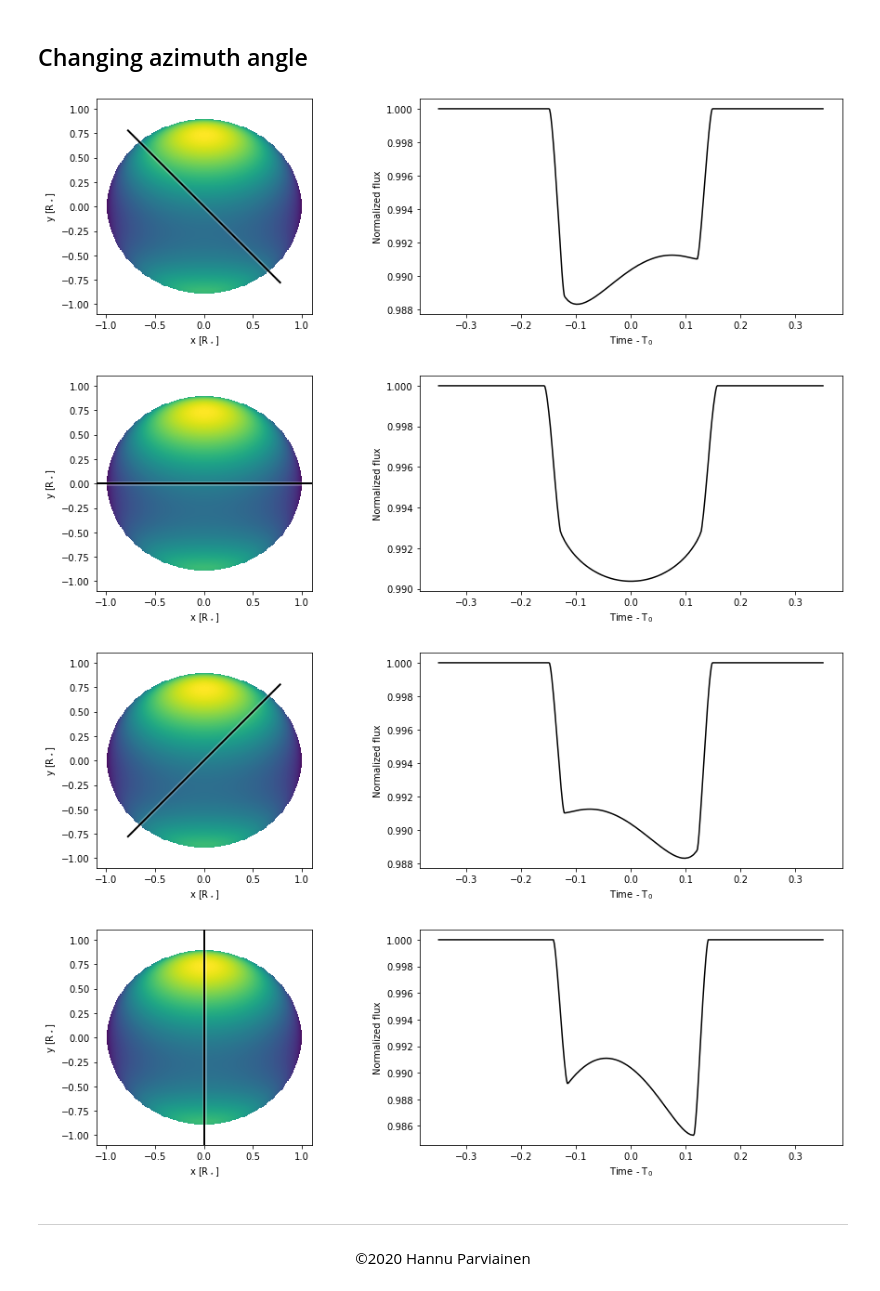
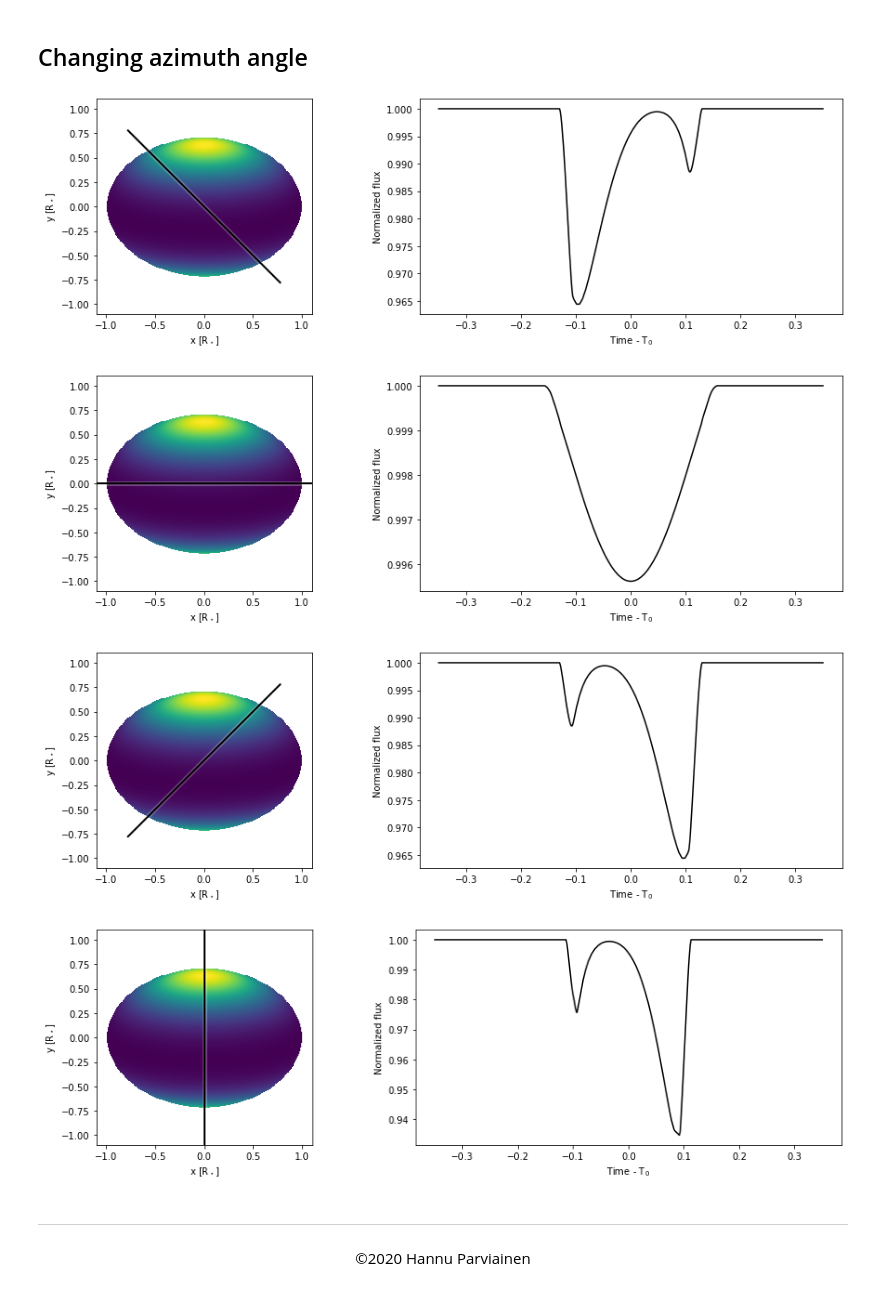
Before and after one commit to hpparvi/PyTransit, a Jupyter notebook: notebooks/osmodel_example_1.ipynb, the cells around one changed output. Cells and saved outputs as stored; diff of their text form; code cells hidden in the pictures.

Commit message:
- Improvement: Improved oblate star model visualisation.

```diff
--- a/notebooks/osmodel_example_1.ipynb
+++ b/notebooks/osmodel_example_1.ipynb
@@ -7,7 +7,7 @@ Populating the interactive namespace from numpy and matplotlib
 # %%
 from pytransit import OblateStarModel, QuadraticModel
 # %%
-tmo = OblateStarModel(sres=100, pres=8)
+tmo = OblateStarModel(sres=100, pres=8, rstar=1.65)
 tmc = QuadraticModel(interpolate=False)
 # %%
 times = linspace(-0.35, 0.35, 500)
@@ -51,16 +49,16 @@ for phi in (-0.25*pi, 0.0, 0.25*pi, 0.5*pi):
 # %% [markdown]
 ## Changing azimuth angle
 # %%
-rperiod = 0.25
+rperiod = 0.15
 phi = 0.25
 b = 0.00
 for az in (-0.25*pi, 0.0, 0.25*pi, 0.5*pi):
     tmo.visualize(0.1, b, az, rho, rperiod, tpole, phi, beta, ldc, ires=256)
 # %% [output]
-[figure, old version]
+[figure, new version]
-[figure, old version]
+[figure, new version]
-[figure, old version]
+[figure, new version]
-[figure, old version]
+[figure, new version]
 # %% [markdown]
 ---
 
```
Also changed, not shown: parts of 2 cells of this notebook, 7 other files.
